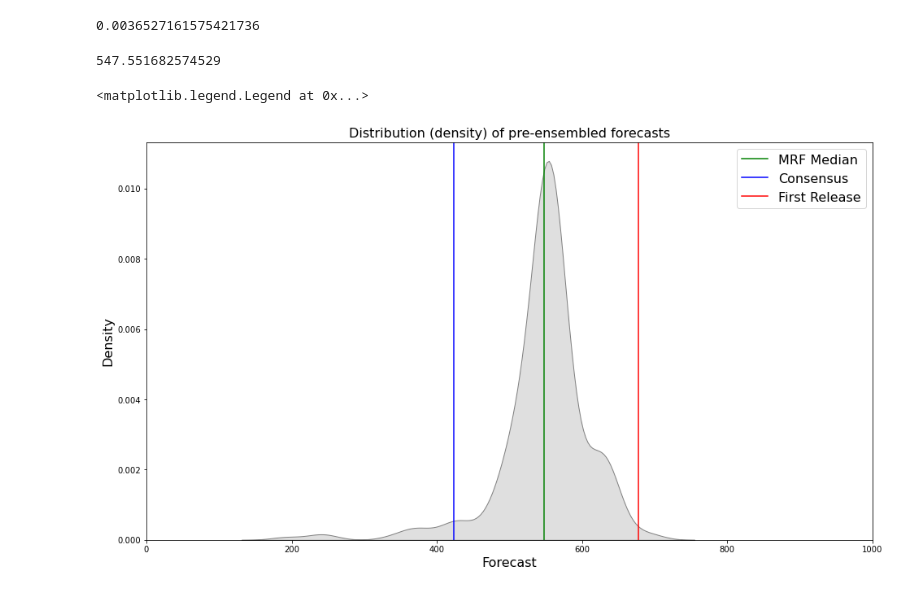
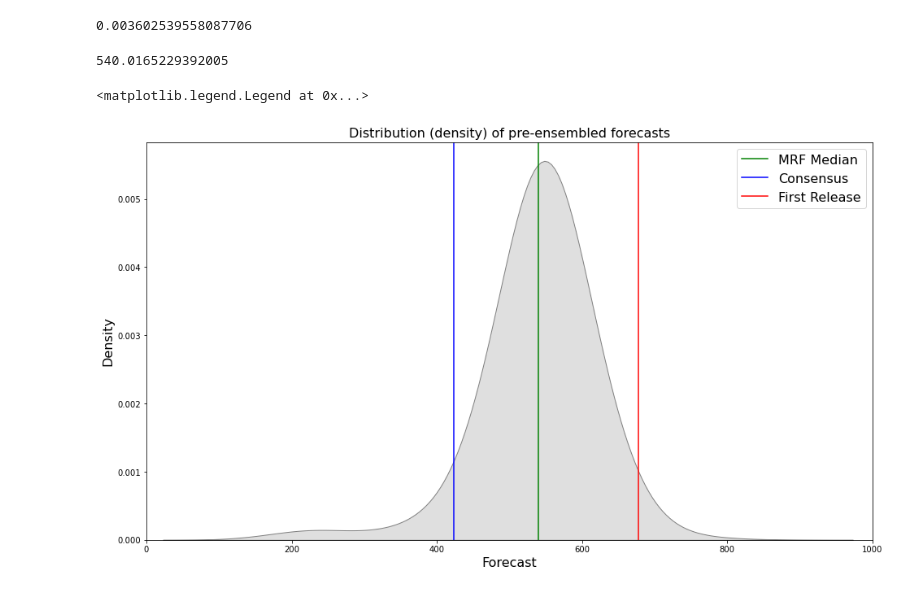
Before and after one commit to RyanLucas3/MacroRandomForest, a Jupyter notebook: Python/One-Step-Macro-Forecasting.ipynb, the cells around one changed output. Saved outputs shown, nothing was run; the diff lists cells and outputs as text; code cells hidden in the pictures.

```diff
--- a/Python/One-Step-Macro-Forecasting.ipynb
+++ b/Python/One-Step-Macro-Forecasting.ipynb
@@ -7,3 +7,5 @@ url='https://drive.google.com/file/d/1qYigHu6mygtmxceLTGACV206u7RQsopq/view?usp=
 url='https://drive.google.com/uc?id=' + url.split('/')[-2]
 df = pd.read_csv(url, index_col = "Unnamed: 0").reset_index(drop = True)
+# %%
+df = pd.read_csv("/Users/ryanlucas/Desktop/mat.csv", index_col = "Unnamed: 0")
 # %%
@@ -32,12 +41,12 @@ np.random.seed(1234)
 MRF = MacroRandomForest(data = df,
                         y_pos = y_pos,
                         x_pos = x_pos,
-                        B = 250,
-                        ridge_lambda=0.3,
+                        B = 1000,
+                        ridge_lambda=0.15,
                         parallelise = True,
                         n_cores = -1,
                         oos_pos = np.arange(len(df)- 1, len(df)),
-                        trend_push = 6,
+                        trend_push = 2,
                         quantile_rate = 0.3,
                         fast_rw = True)
 # %%
@@ -47,28 +56,28 @@ pred = float(MRF_output['pred'].values)
 # %%
 pred
 # %% [output]
-0.0036527161575421736
+0.003602539558087706
 # %%
 y = float(149629 * np.cumprod(np.exp(pred)) - 149629)
 # %%
 y
 # %% [output]
-547.551682574529
+540.0165229392005
 # %%
 d = [149629 * np.exp(float(value)) - 149629 for value in MRF_output['pred_ensemble']]
 # %%
 fig, ax = plt.subplots()
-sns.kdeplot(d, ax = ax, color = 'grey', shade = True)
+sns.kdeplot(d, ax = ax, color = 'grey', shade = True, bw = 0.8)
 
 fig.set_size_inches([16, 9])
 ax.set_xlabel("Forecast", fontsize = 16)
 ax.set_ylabel("Density", fontsize = 16)
 ax.set_xlim([0, 1000])
 ax.axvline(y, color = 'green', label = "MRF Median")
 ax.axvline(423, color = 'blue', label = "Consensus")
 ax.axvline(678, color = 'red', label = "First Release")
 ax.set_title("Distribution (density) of pre-ensembled forecasts", fontsize = 16)
 ax.legend(fontsize = 16)
 # %% [output]
 <matplotlib.legend.Legend at 0x...>
-[figure, old version]
+[figure, new version]
```
Also changed, not shown: parts of 3 cells of this notebook, 4 other files.
